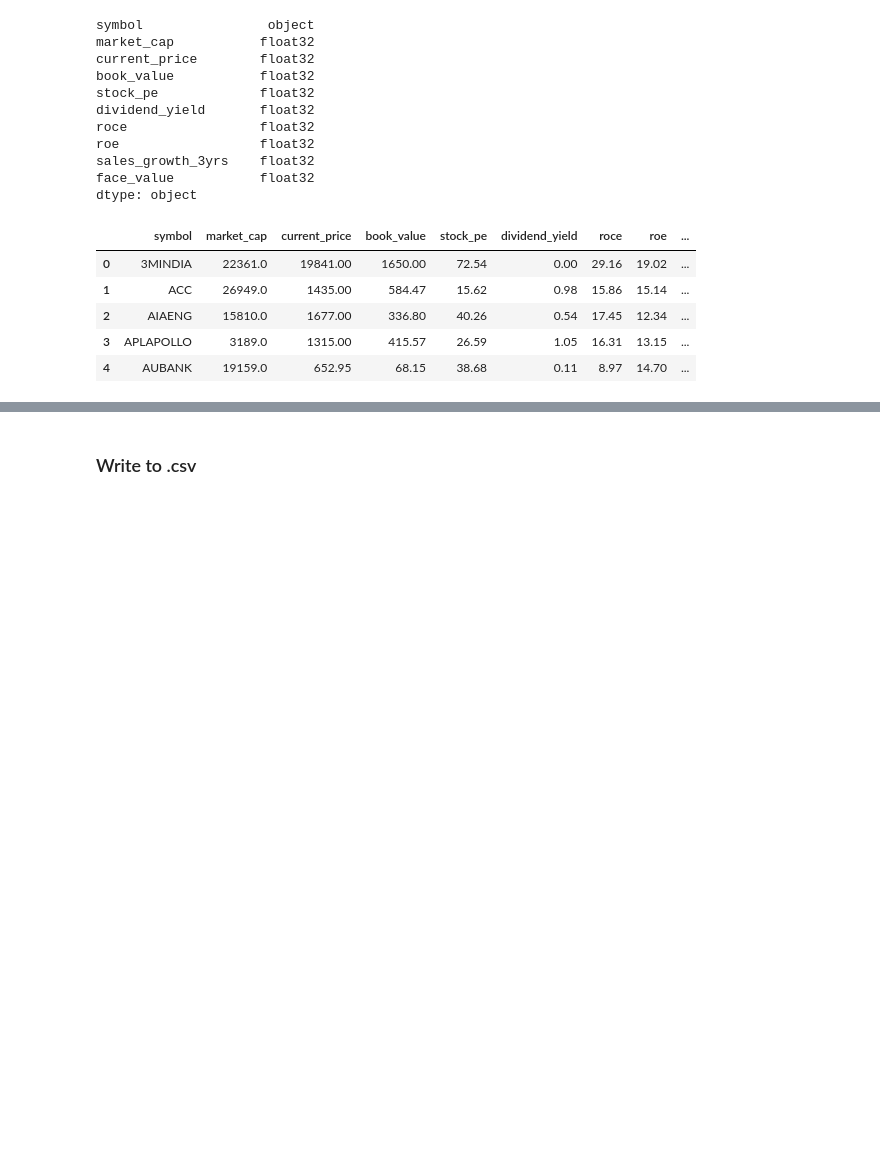
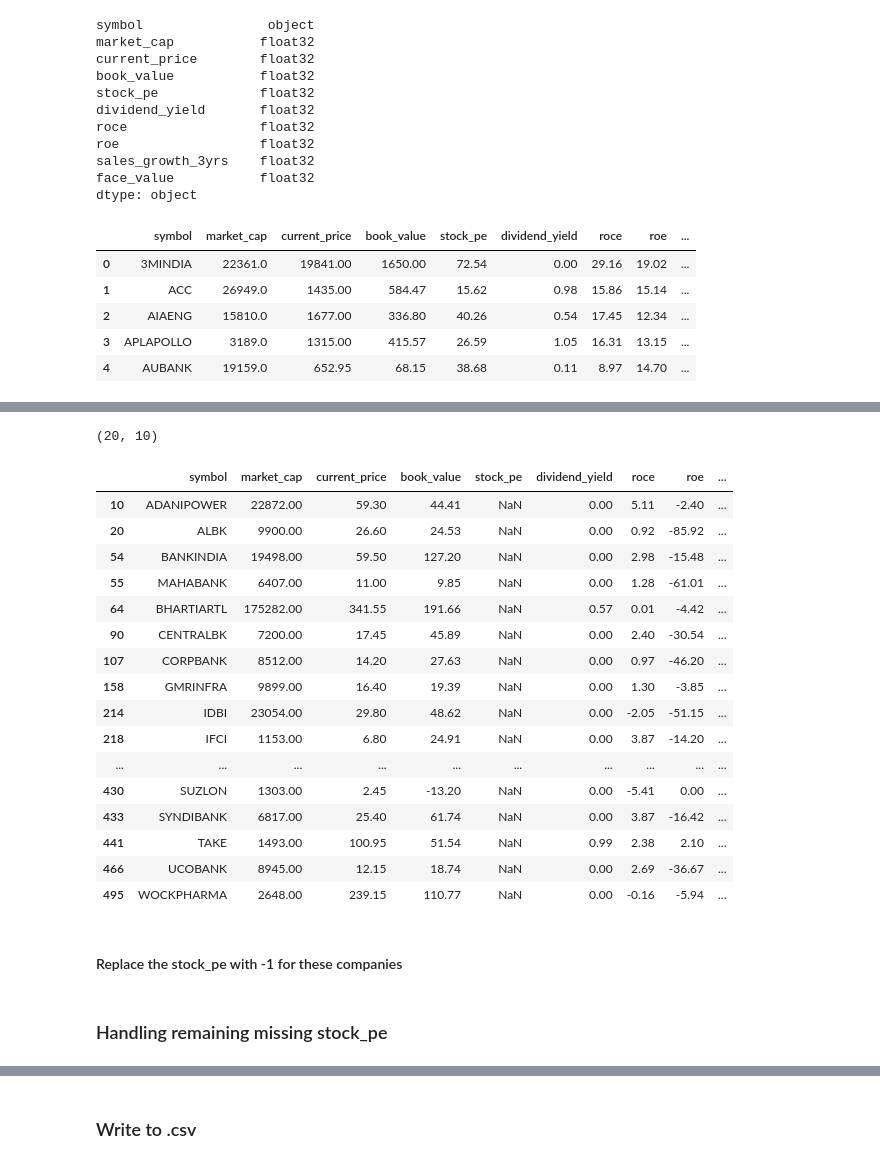
Before and after one commit to ManishBarnwal/clustering-nse-500, a Jupyter notebook: notebooks/scrape_company_info_modular_code.ipynb, the cells around one changed output, grey strips where cells are left out. Drawn from its saved outputs; the diff is of its cells as text; code cells hidden in the pictures; blank space fills up the shorter version.

```diff
--- a/notebooks/scrape_company_info_modular_code.ipynb
+++ b/notebooks/scrape_company_info_modular_code.ipynb
@@ -331,0 +404,24 @@ companies_info.head()
+# %%
+companies_info.loc[bad_pe_ind, :].shape
+companies_info.loc[bad_pe_ind, :]
+# %% [output]
+(20, 10)
+|  | symbol | market_cap | current_price | book_value | stock_pe | dividend_yield | roce | roe | ... |
+| 10 | ADANIPOWER | 22872.00 | 59.30 | 44.41 | NaN | 0.00 | 5.11 | -2.40 | ... |
+| 20 | ALBK | 9900.00 | 26.60 | 24.53 | NaN | 0.00 | 0.92 | -85.92 | ... |
+| 54 | BANKINDIA | 19498.00 | 59.50 | 127.20 | NaN | 0.00 | 2.98 | -15.48 | ... |
+| 55 | MAHABANK | 6407.00 | 11.00 | 9.85 | NaN | 0.00 | 1.28 | -61.01 | ... |
+| 64 | BHARTIARTL | 175282.00 | 341.55 | 191.66 | NaN | 0.57 | 0.01 | -4.42 | ... |
+| 90 | CENTRALBK | 7200.00 | 17.45 | 45.89 | NaN | 0.00 | 2.40 | -30.54 | ... |
+| 107 | CORPBANK | 8512.00 | 14.20 | 27.63 | NaN | 0.00 | 0.97 | -46.20 | ... |
+| 158 | GMRINFRA | 9899.00 | 16.40 | 19.39 | NaN | 0.00 | 1.30 | -3.85 | ... |
+| 214 | IDBI | 23054.00 | 29.80 | 48.62 | NaN | 0.00 | -2.05 | -51.15 | ... |
+| 218 | IFCI | 1153.00 | 6.80 | 24.91 | NaN | 0.00 | 3.87 | -14.20 | ... |
+| ... | ... | ... | ... | ... | ... | ... | ... | ... | ... |
+| 430 | SUZLON | 1303.00 | 2.45 | -13.20 | NaN | 0.00 | -5.41 | 0.00 | ... |
+| 433 | SYNDIBANK | 6817.00 | 25.40 | 61.74 | NaN | 0.00 | 3.87 | -16.42 | ... |
+| 441 | TAKE | 1493.00 | 100.95 | 51.54 | NaN | 0.99 | 2.38 | 2.10 | ... |
+| 466 | UCOBANK | 8945.00 | 12.15 | 18.74 | NaN | 0.00 | 2.69 | -36.67 | ... |
+| 495 | WOCKPHARMA | 2648.00 | 239.15 | 110.77 | NaN | 0.00 | -0.16 | -5.94 | ... |
+# %% [markdown]
+#### Replace the stock_pe with -1 for these companies
@@ -331,0 +430,2 @@ companies_info.head()
+# %% [markdown]
+### Handling remaining missing stock_pe
```
Also changed, not shown: parts of 15 cells of this notebook, 1 other file.
